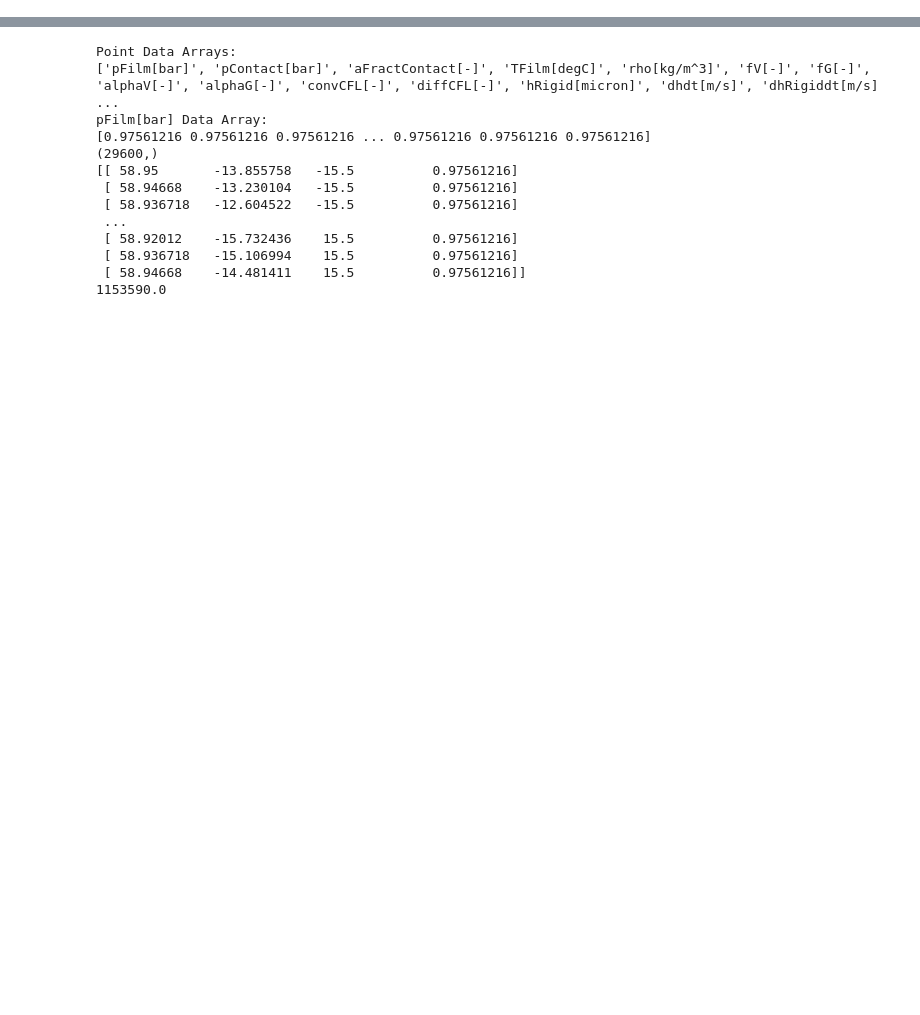
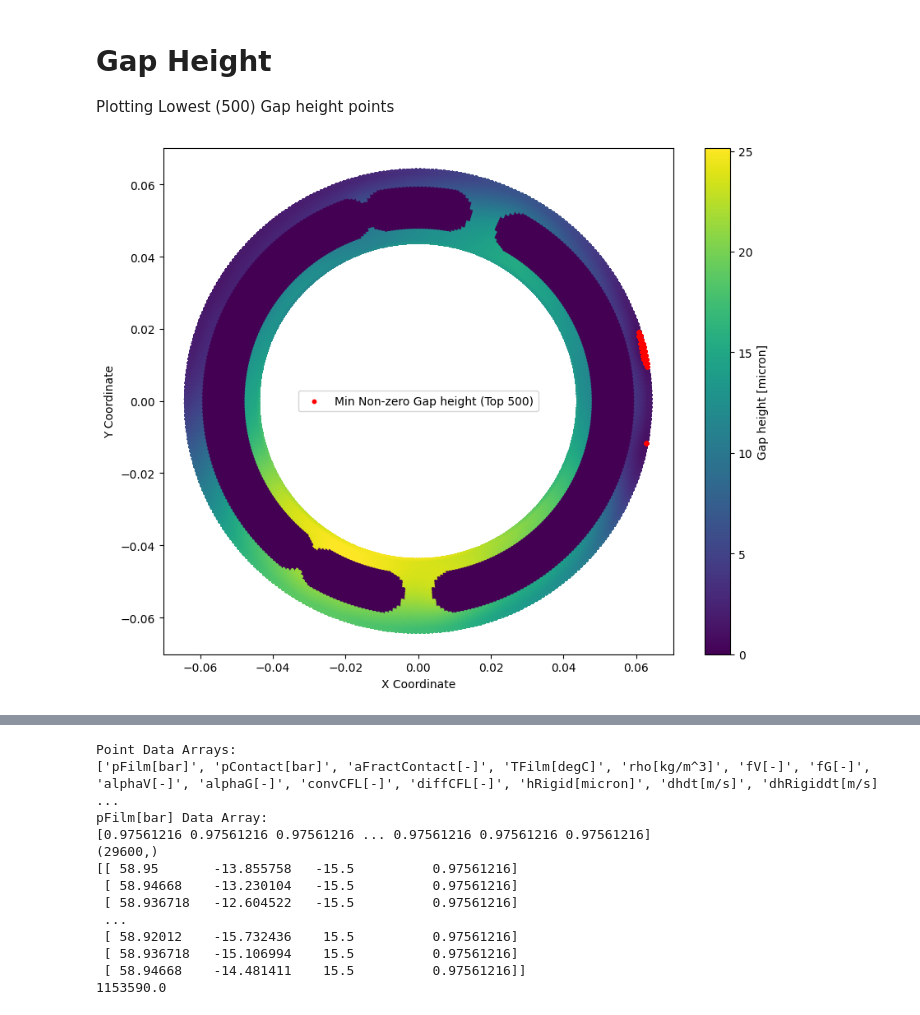
Before and after one commit to rag09reddy/my_codes, a Jupyter notebook: Extracting_data_vtk.ipynb, the cells around one changed output, grey strips where cells are left out. Saved outputs shown, nothing was run; the diff lists cells and outputs as text; code cells hidden in the pictures; blank space fills up the shorter version.

```diff
--- a/Extracting_data_vtk.ipynb
+++ b/Extracting_data_vtk.ipynb
@@ -46,0 +260,45 @@ Saving JB-RingRe.1.vtk to JB-RingRe.1.vtk
+# %% [markdown]
+# Gap Height
+Plotting Lowest (500) Gap height points
+# %%
+# Check the number of columns in your DataFrame
+num_columns = df.shape[1]
+
+# Assuming the last three columns represent spatial coordinates
+if num_columns >= 3:
+    x = df.iloc[:, 0]
+    y = df.iloc[:, 1]
+
+    n = 500
+
+    # Assuming 'h[microns]' is the column containing pressure values
+    h_gap = df['h[microns]']
+
+    # Filter out zero values from the 'h_gap' column
+    non_zero_h_gap = h_gap[h_gap != 0]
+
+    # Find the indices of the smallest 500 non-zero gap height values
+    min_non_zero_h_gap_indices = non_zero_h_gap.nsmallest(n).index
+
+    # Create a 2D scatter plot with adjusted color scale
+    plt.figure(figsize=(10, 8))
+
+    scatter = plt.scatter(x, y, c=h_gap, s=10, cmap='viridis')
+    scatter.set_clim(h_gap.min(), h_gap.max())  # Set color scale limits
+
+    # Plot the smallest non-zero gap height points in red without affecting the color scale
+    min_non_zero_h_gap_scatter = plt.scatter(x[min_non_zero_h_gap_indices], y[min_non_zero_h_gap_indices], c='red', s=10, label='Min Non-zero Gap height (Top 500)')
+    min_non_zero_h_gap_scatter.set_clim(h_gap.min(), h_gap.max())  # Set color scale limits
+
+    plt.xlabel('X Coordinate')
+    plt.ylabel('Y Coordinate')
+
+    # Create a colorbar for the first scatter plot
+    cbar = plt.colorbar(label='Gap height [micron]')
+
+    # Create a legend for both scatter plots
+    plt.legend(handles=[min_non_zero_h_gap_scatter], loc='center')
+
+    plt.show()
+# %% [output]
+[figure, added]
```
Also changed, not shown: parts of 26 cells of this notebook.
